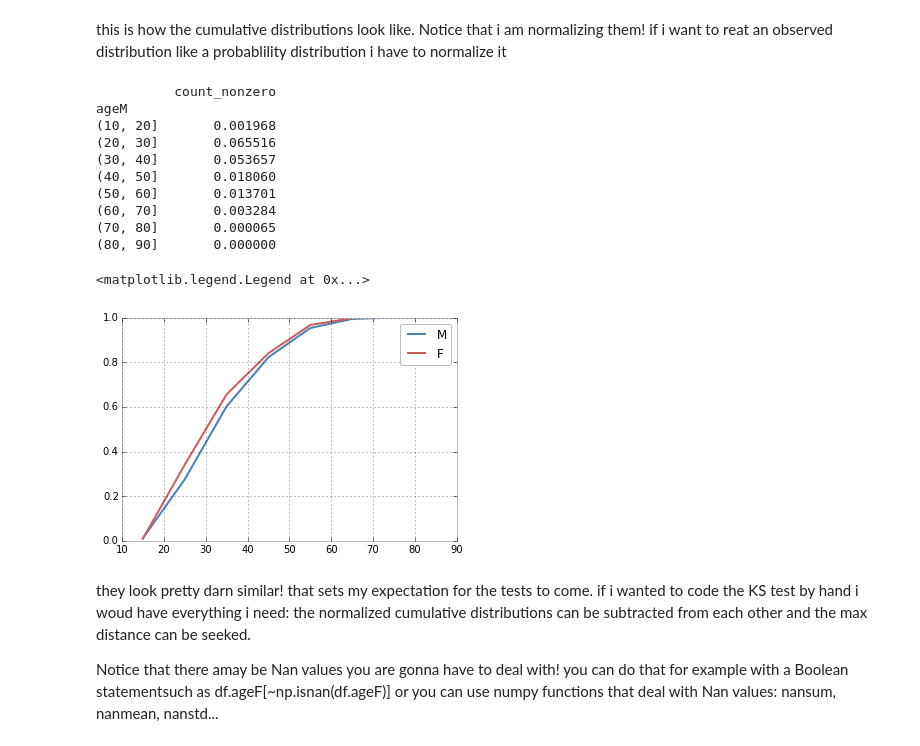
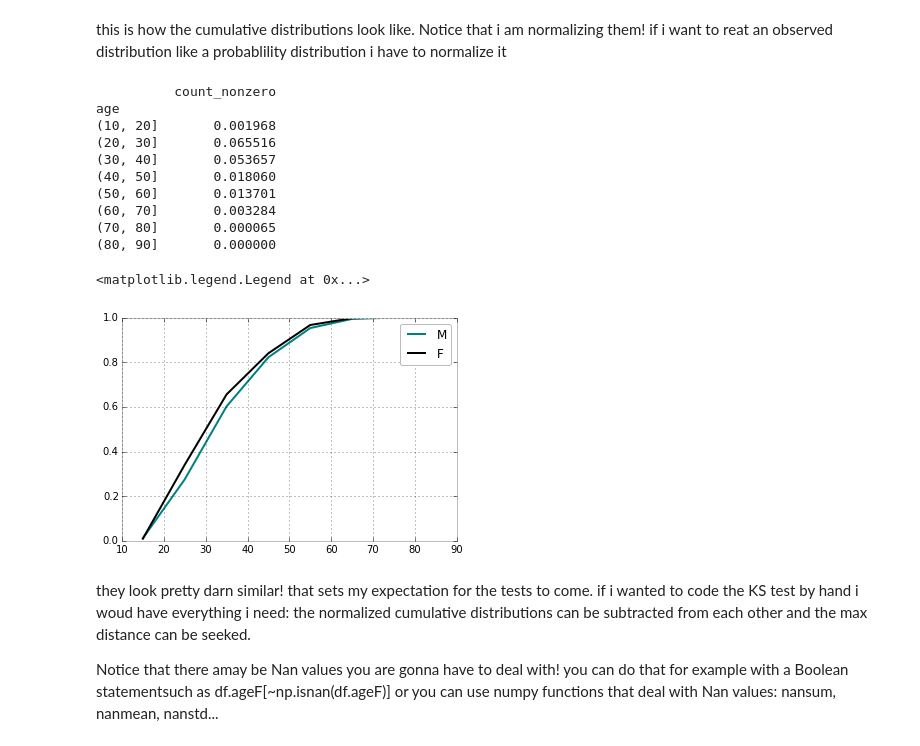
Before and after one commit to Casyfill/PUI2015_Philipp, a Jupyter notebook: Citibike_HW4/citibikes_compare_distributions.ipynb, the cells around one changed output. Saved outputs shown, nothing was run; the diff lists cells and outputs as text; code cells hidden in the pictures.

```diff
--- a/Citibike_HW4/citibikes_compare_distributions.ipynb
+++ b/Citibike_HW4/citibikes_compare_distributions.ipynb
@@ -35,0 +51,2 @@ Index([u'birth year', u'gender'], dtype='object')
+# %%
+mdf = getCitibikeData(2014,10)
@@ -35,0 +55,6 @@ Index([u'birth year', u'gender'], dtype='object')
+# %%
+print "Before filtering:", len(df)
+df = mdf[mdf['usertype'] == 'Subscriber'][['birth year','gender']] ## removed customers
+print "After filtering:", len(df)
+
+print df.columns
@@ -38,5 +67,10 @@ Index([u'birth year', u'gender'], dtype='object')
 splitting data by gender and extracting the age happens in the cell below
 # %%
 #df is the dataframe where the content of the csv file is stored
-df['ageM'] = 2015.0-df['birth year'][df['gender'] == 1].astype(float)
-df['ageF'] = 2015.0-df['birth year'][df['gender'] == 2].astype(float)
+df['age'] = 2015.0-df['birth year'].astype(float)
+# %%
+males = df[df['gender'] == 1]
+females = df[df['gender'] == 2]
+
+print 'Males:', len(males)
+print 'Females:', len(females)
@@ -57,27 +95,27 @@ this is how the cumulative distributions look like.  Notice that i am normalizin
 # %%
 #print df.ageS, df.ageS.cumsum()
 
-csM=df.ageM.groupby(pd.cut(df.ageM, bins)).agg([count_nonzero]).cumsum()
-csF=df.ageF.groupby(pd.cut(df.ageF, bins)).agg([count_nonzero]).cumsum()
+csM= males.age.groupby(pd.cut(males.age, bins)).agg([count_nonzero]).cumsum()
+csF= females.age.groupby(pd.cut(females.age, bins)).agg([count_nonzero]).cumsum()
 
 print np.abs(csM / csM.max()-csF / csF.max())
 
-pl.plot(bins[:-1] + 5, csM / csM.max(), label = "M")
-pl.plot(bins[:-1] + 5, csF / csF.max(), label = "F")
+pl.plot(bins[:-1] + 5, csM / csM.max(), label = "M", color='teal')
+pl.plot(bins[:-1] + 5, csF / csF.max(), label = "F", color = 'k')
 pl.legend()
 # %% [output]
           count_nonzero
-ageM
+age
 (10, 20]       0.001968
 (20, 30]       0.065516
 (30, 40]       0.053657
 (40, 50]       0.018060
 (50, 60]       0.013701
 (60, 70]       0.003284
 (70, 80]       0.000065
 (80, 90]       0.000000
 <matplotlib.legend.Legend at 0x...>
-[figure, old version]
+[figure, new version]
 # %% [markdown]
 they look pretty darn similar! that sets my expectation for the tests to come. if i wanted to code the KS test by hand i woud have everything i need: the normalized cumulative distributions can be subtracted from each other and the max distance can be seeked.
 
```
Also changed, not shown: parts of 45 cells of this notebook, 1 other file.
